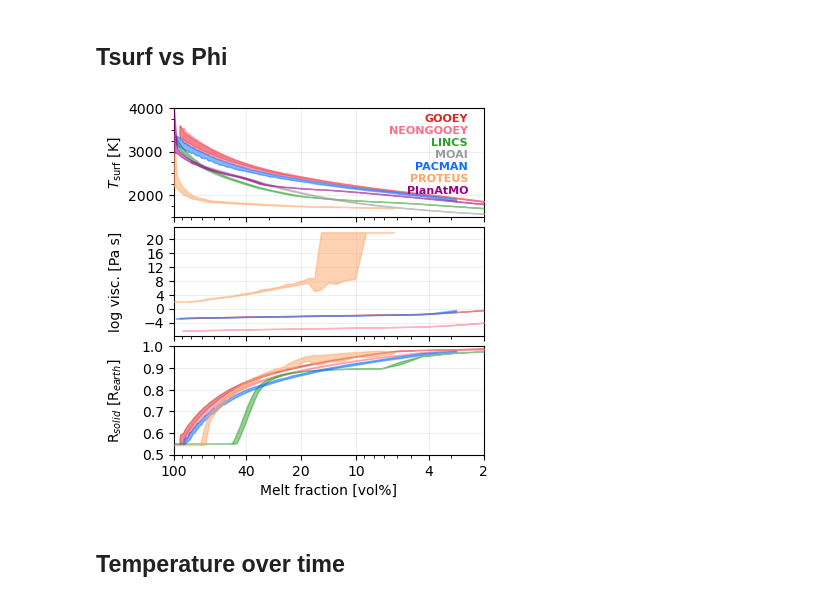
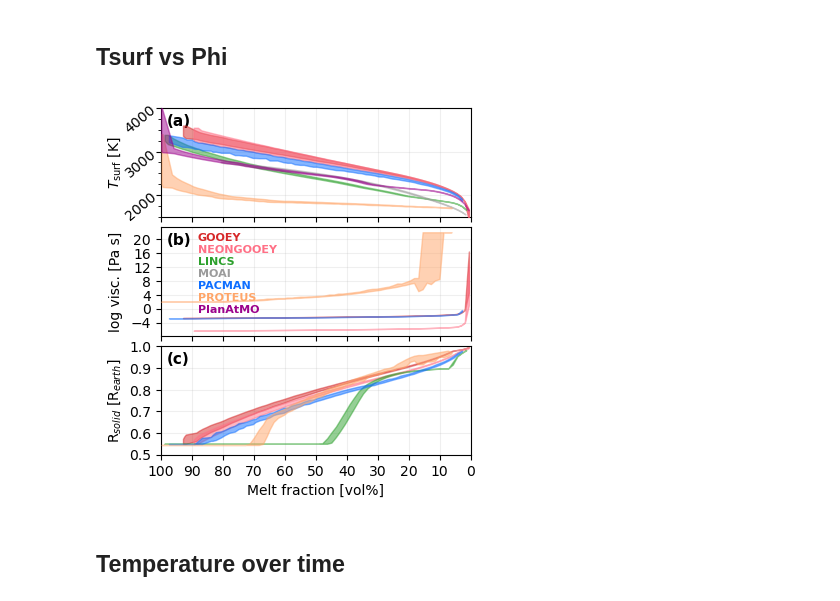
Before and after one commit to lena-noack/chili, a Jupyter notebook: intercomparison/analysis_solarsystem/compare.ipynb, the cells around one changed output. Cells and saved outputs as stored; diff of their text form; code cells hidden in the pictures.

```diff
--- a/intercomparison/analysis_solarsystem/compare.ipynb
+++ b/intercomparison/analysis_solarsystem/compare.ipynb
@@ -98,10 +99,11 @@ def compare_interior(ykeys):
                 print(f"skipping {m}")
                 continue
 
-            if iy == 0:
-                xtxt = 0.95
+            if iy == 1:
+                xtxt = 0.12
                 ytxt = 0.9 - 0.11*im
-                ax.text(xtxt, ytxt, l,  ha='right', va='center', transform=ax.transAxes,
+                ax.text(xtxt, ytxt, l,  ha='left', va='center', transform=ax.transAxes,
+                        # path_effects=[pe.Stroke(linewidth=3, foreground='w'), pe.Normal()],
                         zorder=30, color=c, fontsize=8, weight='bold')
 
             # convert units
@@ -134,39 +136,40 @@ def compare_interior(ykeys):
         ax.grid(alpha=0.2, zorder=0)
         ylbl = get_label(ykey)
 
         if ykey == "T_surf(K)":
             ax.yaxis.set_major_locator(mpl.ticker.MultipleLocator(1000))
             ax.yaxis.set_minor_locator(mpl.ticker.MultipleLocator(250))
             ax.set_ylim(tmp_min, tmp_max)
+            ax.tick_params(axis='y', which='both', rotation=40, pad=-2)
         elif ykey == "viscosity(Pa.s)":
             ylbl = r"log visc. [Pa s]"
             ax.yaxis.set_major_locator(mpl.ticker.MultipleLocator(4))
         elif ykey == "R_solid(m)":
             ylbl = r"R$_{solid}$ [R$_{earth}$]"
             ax.set_ylim(0.5, 1.0)
             ax.yaxis.set_major_locator(mpl.ticker.MultipleLocator(0.1))
 
 
-        ax.set_ylabel(ylbl)
+        ax.set_ylabel(ylbl, labelpad=-0.2)
+        ax.text(0.02, 0.95, f"({abcd[iy]})", transform=ax.transAxes,
+                ha='left', va='top', fontsize=11, weight='bold')
 
     axs[-1].set_xlabel(get_label("phi(vol_pct)"))
-    axs[-1].set_xlim(right=2,left=100)
-    axs[-1].set_xscale("log")
-    axs[-1].set_xticks([2, 4, 10, 20, 40, 100])
-    axs[-1].xaxis.set_major_formatter(mpl.ticker.FormatStrFormatter("%g"))
+    axs[-1].set_xlim(right=0,left=100)
+    axs[-1].xaxis.set_major_locator(mpl.ticker.MultipleLocator(10))
 
     # title = xlbl + " vs " + ylbl
     # axs[0].set_title(f"Interior properties", fontsize=11)
 
     fig.subplots_adjust(hspace=0.1)
     fig.align_labels()
 
     plt.show()
     fig.savefig(f"out/compare_interior.{EXT}", bbox_inches='tight', dpi=DPI)
 
 compare_interior(["T_surf(K)", "viscosity(Pa.s)", "R_solid(m)"])
 # %% [output]
-[figure, old version]
+[figure, new version]
 # %% [markdown]
 ## Temperature over time
 # %%
```
Also changed, not shown: parts of 9 cells of this notebook, 5 other files.
